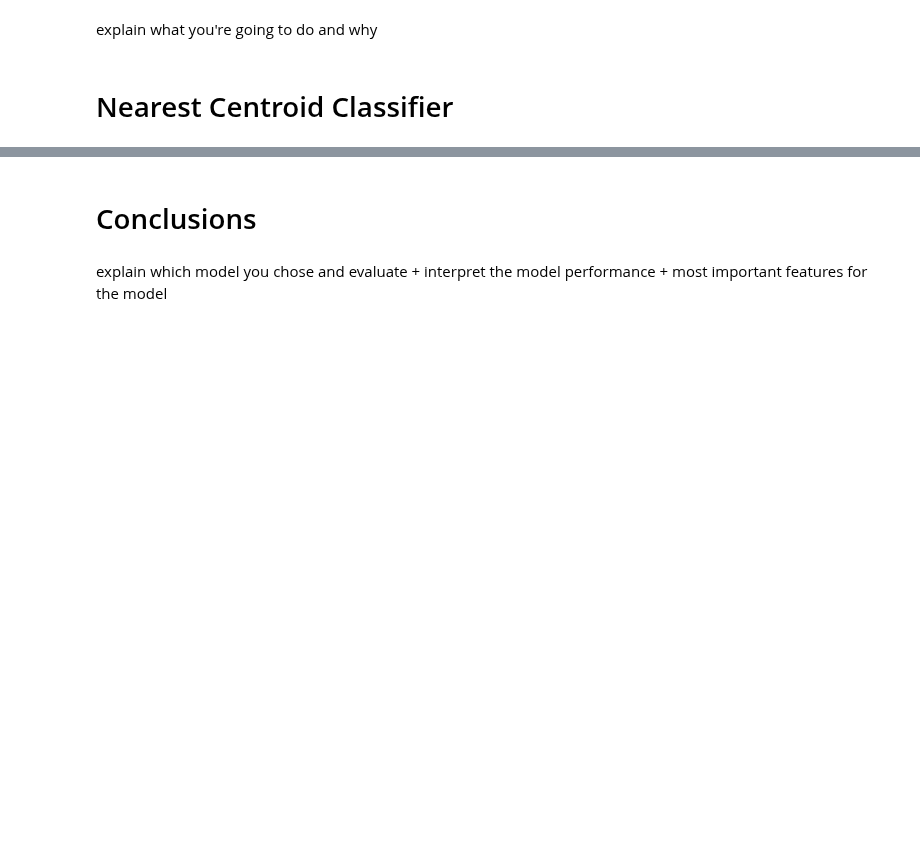
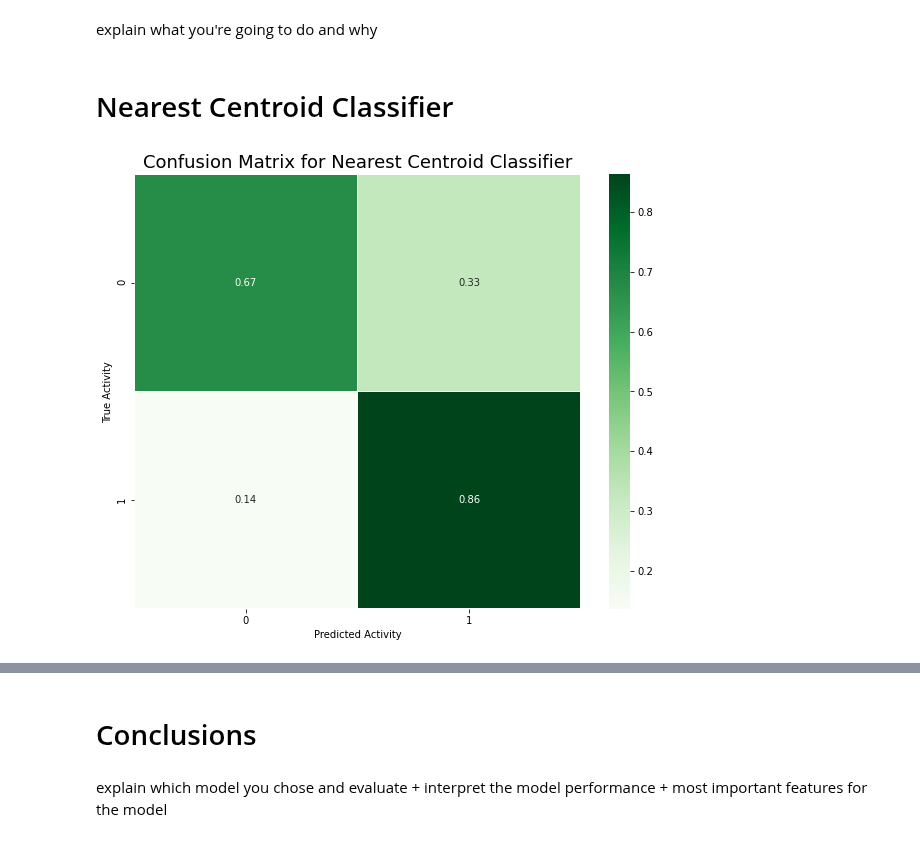
Before and after one commit to dna-witch/p53_Rescue_Mutants, a Jupyter notebook: notebooks/4.0-sm-modeling.ipynb, the cells around one changed output, grey strips where cells are left out. Drawn from its saved outputs; the diff is of its cells as text; code cells hidden in the pictures; blank space fills up the shorter version.

Commit message:
Results of Nearest Centroid model

```diff
--- a/notebooks/4.0-sm-modeling.ipynb
+++ b/notebooks/4.0-sm-modeling.ipynb
@@ -537,3 +537,25 @@ from numpy import mean
 # GaussianNB model here
 # %% [markdown]
 # Nearest Centroid Classifier
+# %%
+from sklearn.neighbors import NearestCentroid
+
+nc_clf = NearestCentroid()
+nc_clf.fit(X_res, y_res)
+
+y_pred = nc_clf.predict(X_test_scaled)
+# %%
+# plot confusion matrix nearest centroid model
+conf_nc = confusion_matrix(y_test, y_pred).astype('float')
+conf_nc = conf_nc / conf_nc.sum(axis=1)[:, np.newaxis]
+
+plt.figure(figsize=(10, 8))
+sns.heatmap(conf_nc, annot=True, annot_kws={'size':10}, cmap=plt.cm.Greens, linewidths=0.2)
+sns.set(font_scale=1.5)
+
+_ = plt.xlabel('Predicted Activity')
+_ = plt.ylabel('True Activity')
+_ = plt.title('Confusion Matrix for Nearest Centroid Classifier')
+plt.show()
+# %% [output]
+[figure, added]
```
Also changed, not shown: parts of 3 cells of this notebook.
